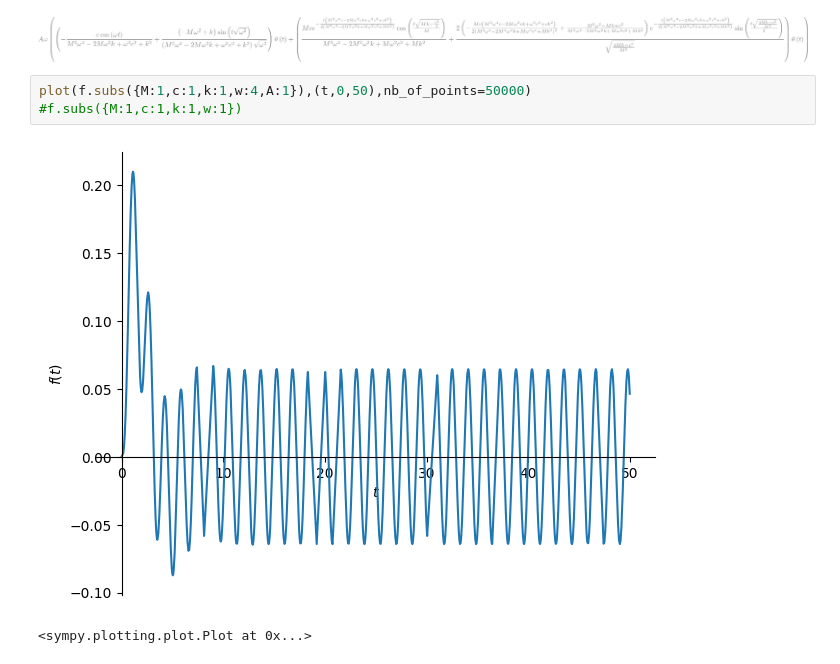
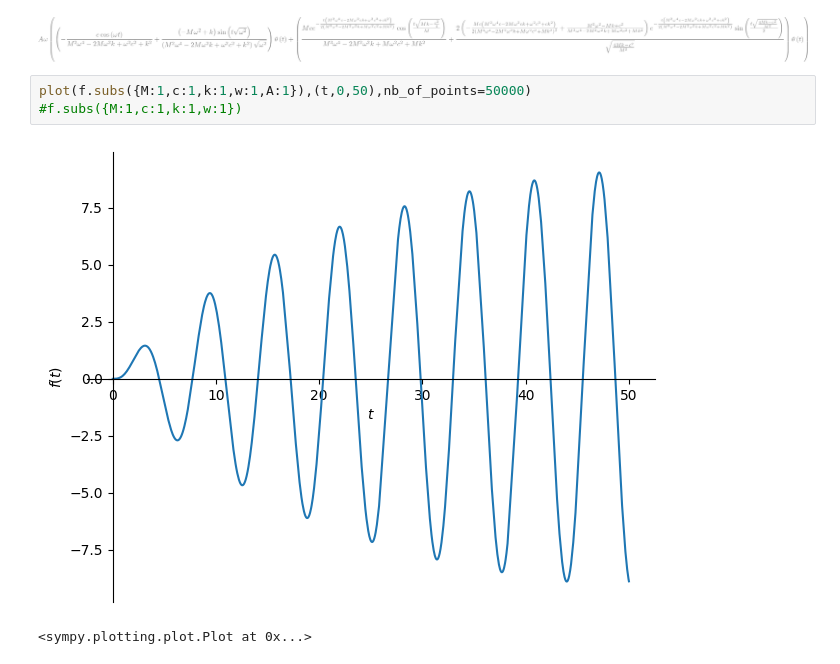
Before and after one commit to BrightMoon-FFRC037/Literature, a Jupyter notebook: Course/Electromagnets/Laplace Transform.ipynb, the cells around one changed output. Drawn from its saved outputs; the diff is of its cells as text.

```diff
--- a/Course/Electromagnets/Laplace Transform.ipynb
+++ b/Course/Electromagnets/Laplace Transform.ipynb
@@ -38,8 +38,8 @@ f
 # %% [output]
 [figure]
 # %%
-plot(f.subs({M:1,c:1,k:1,w:4,A:1}),(t,0,50),nb_of_points=50000)
+plot(f.subs({M:1,c:1,k:1,w:1,A:1}),(t,0,50),nb_of_points=50000)
 #f.subs({M:1,c:1,k:1,w:1})
 # %% [output]
-[figure, old version]
+[figure, new version]
 <sympy.plotting.plot.Plot at 0x...>
```
Also changed, not shown: 35 other files.
